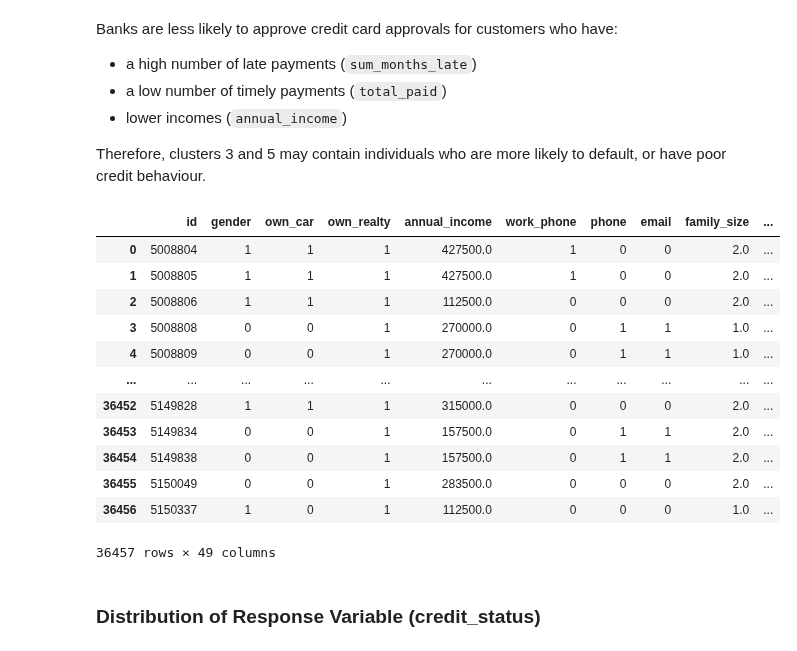
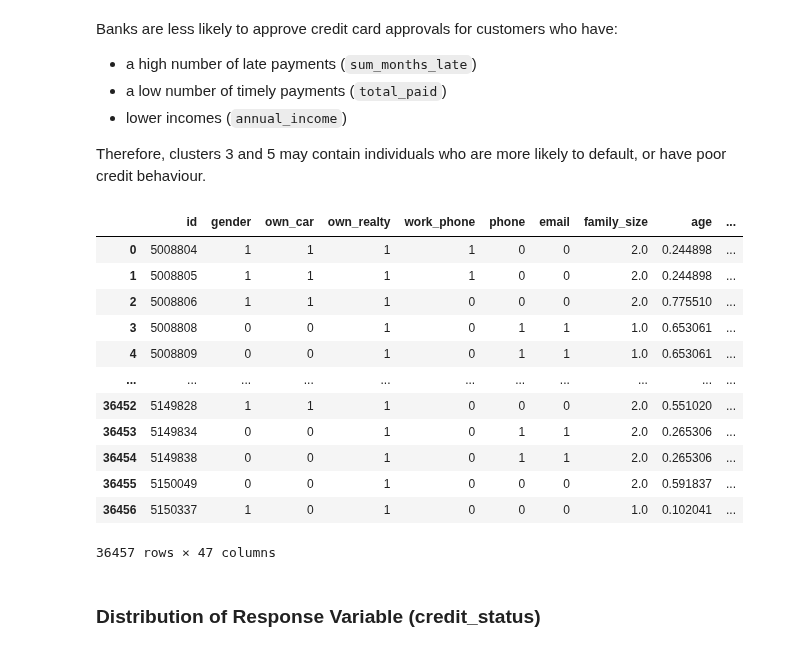
Before and after one commit to ashleytoh/cs3244-project-group-23, a Jupyter notebook: data_preprocessing/feature_engineering.ipynb, the cells around one changed output. Saved outputs shown, nothing was run; the diff lists cells and outputs as text; code cells hidden in the pictures.

Commit message:
dropped annual income and years employed to align w baseline modelling

```diff
--- a/data_preprocessing/feature_engineering.ipynb
+++ b/data_preprocessing/feature_engineering.ipynb
@@ -274,22 +274,22 @@ Banks are less likely to approve credit card approvals for customers who have:
 Therefore, clusters 3 and 5 may contain individuals who are more likely to default, or have poor credit behaviour.
 # %%
 merged_df['credit_status'] = merged_df['cluster'].apply(lambda x: "Bad" if x in [3, 5] else "Good")
-merged_df = merged_df.drop(columns=["cluster", "sum_months_late", "total_paid", "total_no_loans"])
+merged_df = merged_df.drop(columns=["annual_income", "years_employed", "cluster", "sum_months_late", "total_paid", "total_no_loans"])
 merged_df
 # %% [output]
-|  | id | gender | own_car | own_realty | annual_income | work_phone | phone | email | family_size | ... |
-| 0 | 5008804 | 1 | 1 | 1 | 427500.0 | 1 | 0 | 0 | 2.0 | ... |
-| 1 | 5008805 | 1 | 1 | 1 | 427500.0 | 1 | 0 | 0 | 2.0 | ... |
-| 2 | 5008806 | 1 | 1 | 1 | 112500.0 | 0 | 0 | 0 | 2.0 | ... |
-| 3 | 5008808 | 0 | 0 | 1 | 270000.0 | 0 | 1 | 1 | 1.0 | ... |
-| 4 | 5008809 | 0 | 0 | 1 | 270000.0 | 0 | 1 | 1 | 1.0 | ... |
+|  | id | gender | own_car | own_realty | work_phone | phone | email | family_size | age | ... |
+| 0 | 5008804 | 1 | 1 | 1 | 1 | 0 | 0 | 2.0 | 0.244898 | ... |
+| 1 | 5008805 | 1 | 1 | 1 | 1 | 0 | 0 | 2.0 | 0.244898 | ... |
+| 2 | 5008806 | 1 | 1 | 1 | 0 | 0 | 0 | 2.0 | 0.775510 | ... |
+| 3 | 5008808 | 0 | 0 | 1 | 0 | 1 | 1 | 1.0 | 0.653061 | ... |
+| 4 | 5008809 | 0 | 0 | 1 | 0 | 1 | 1 | 1.0 | 0.653061 | ... |
 | ... | ... | ... | ... | ... | ... | ... | ... | ... | ... | ... |
-| 36452 | 5149828 | 1 | 1 | 1 | 315000.0 | 0 | 0 | 0 | 2.0 | ... |
-| 36453 | 5149834 | 0 | 0 | 1 | 157500.0 | 0 | 1 | 1 | 2.0 | ... |
-| 36454 | 5149838 | 0 | 0 | 1 | 157500.0 | 0 | 1 | 1 | 2.0 | ... |
-| 36455 | 5150049 | 0 | 0 | 1 | 283500.0 | 0 | 0 | 0 | 2.0 | ... |
-| 36456 | 5150337 | 1 | 0 | 1 | 112500.0 | 0 | 0 | 0 | 1.0 | ... |
+| 36452 | 5149828 | 1 | 1 | 1 | 0 | 0 | 0 | 2.0 | 0.551020 | ... |
+| 36453 | 5149834 | 0 | 0 | 1 | 0 | 1 | 1 | 2.0 | 0.265306 | ... |
+| 36454 | 5149838 | 0 | 0 | 1 | 0 | 1 | 1 | 2.0 | 0.265306 | ... |
+| 36455 | 5150049 | 0 | 0 | 1 | 0 | 0 | 0 | 2.0 | 0.591837 | ... |
+| 36456 | 5150337 | 1 | 0 | 1 | 0 | 0 | 0 | 1.0 | 0.102041 | ... |
-36457 rows × 49 columns
+36457 rows × 47 columns
 # %% [markdown]
 ### Distribution of Response Variable (credit_status)
 # %%
```
Also changed, not shown: parts of 1 cell of this notebook, 3 other files.
